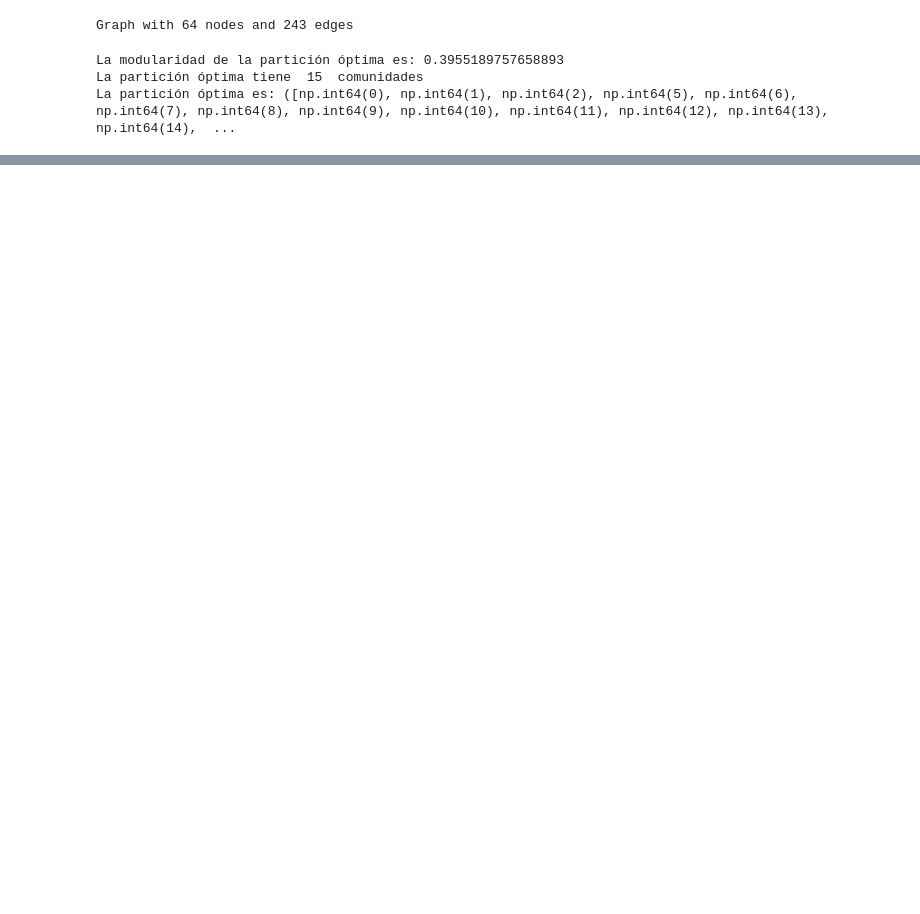
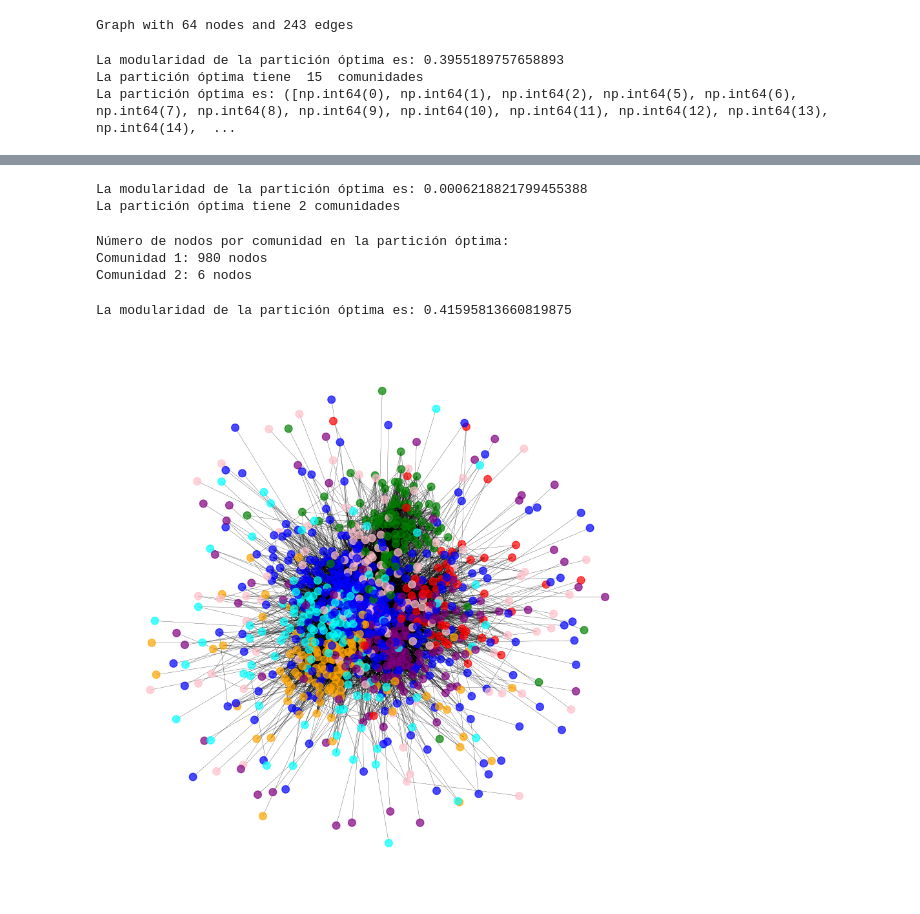
Before and after one commit to Grupo-12-DMCyT/Comparative-Analysis-in-Two-Human-Networks, a Jupyter notebook: e_analisis_comunidades.ipynb, the cells around one changed output, grey strips where cells are left out. Drawn from its saved outputs; the diff is of its cells as text; code cells hidden in the pictures; blank space fills up the shorter version.

```diff
--- a/e_analisis_comunidades.ipynb
+++ b/e_analisis_comunidades.ipynb
@@ -91,0 +101,33 @@ La modularidad de la partición óptima es: 0.4483141120086707
+# %%
+modularidad = []
+particiones = []
+
+modulos = islice(nx.community.girvan_newman(email_giant), 20)
+for communities in modulos:
+    partition = [sorted(c) for c in communities]
+    score = nx.community.modularity(email_giant, partition)
+
+    modularidad.append(score)
+    particiones.append(partition)
+
+    if len(modularidad) > 1 and score < modularidad[-2]:
+        break  # detenerse si baja la modularidad
+
+# Elegir la mejor partición
+k = np.argmax(modularidad)
+com_max = particiones[k]
+mod_max = modularidad[k]
+
+print('La modularidad de la partición óptima es:', mod_max)
+print('La partición óptima tiene', len(com_max), 'comunidades')
+# %% [output]
+La modularidad de la partición óptima es: 0.0006218821799455388
+La partición óptima tiene 2 comunidades
+# %%
+print('Número de nodos por comunidad en la partición óptima:')
+for i, comunidad in enumerate(com_max):
+    print(f'Comunidad {i+1}: {len(comunidad)} nodos')
+# %% [output]
+Número de nodos por comunidad en la partición óptima:
+Comunidad 1: 980 nodos
+Comunidad 2: 6 nodos
@@ -92,3 +149,31 @@ La modularidad de la partición óptima es: 0.4483141120086707
+# %%
+# Compute layout
+layout = nx.fruchterman_reingold_layout(email_giant, k=0.25)
+
+# Louvain partition
+modulos = cl.best_partition(email_giant)
+print('La modularidad de la partición óptima es:', cl.modularity(modulos, email_giant))
+
+# Define 7 manual colors
+colors = ['blue', 'purple', 'green', 'pink', 'orange', 'red', 'cyan']
+
+# Get unique communities and map each to a color
+unique_communities = sorted(set(modulos.values()))
+color_map = {community: colors[i % len(colors)] for i, community in enumerate(unique_communities)}
+
+# Assign color to each node
+node_colors = [color_map[modulos[node]] for node in email_giant.nodes()]
+
+# Plot
+plt.figure(figsize=(11, 11))
+nx.draw_networkx_nodes(email_giant, layout, node_size=70, node_color=node_colors, alpha=0.7)
+nx.draw_networkx_labels(email_giant, layout, labels={}, font_weight='bold', font_color='white', font_size=7)
+nx.draw_networkx_edges(email_giant, layout, width=0.2)
+plt.axis('off')
+plt.show()
+# %% [output]
+La modularidad de la partición óptima es: 0.41595813660819875
+[figure, added]
 # %%
 
 # Compute layout
```
Also changed, not shown: parts of 5 cells of this notebook.
